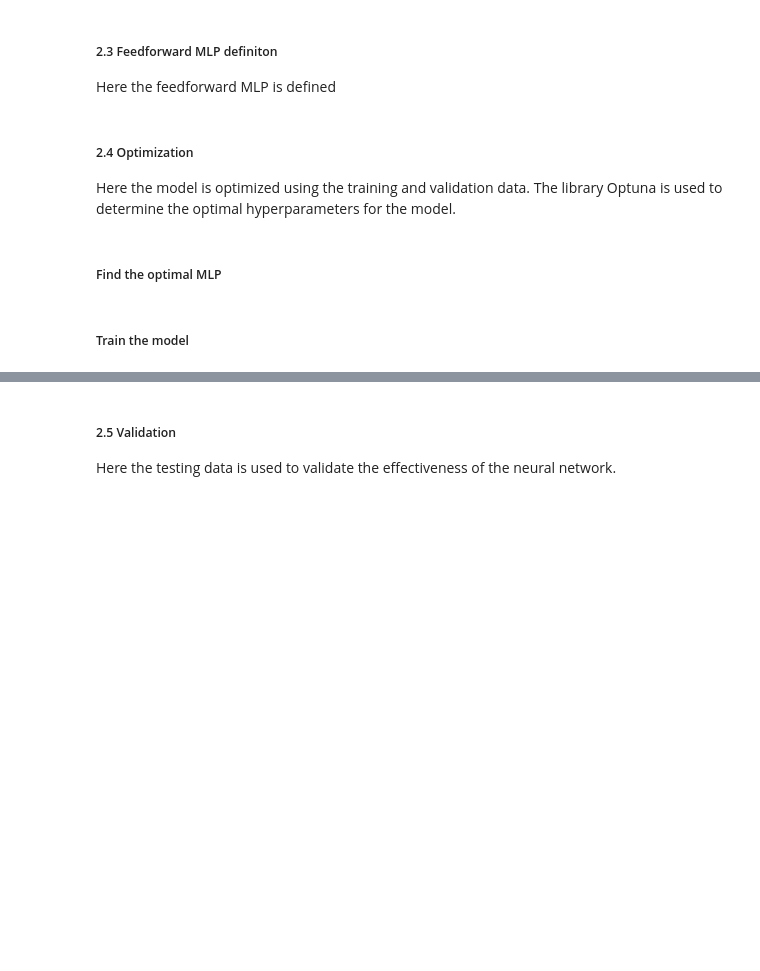
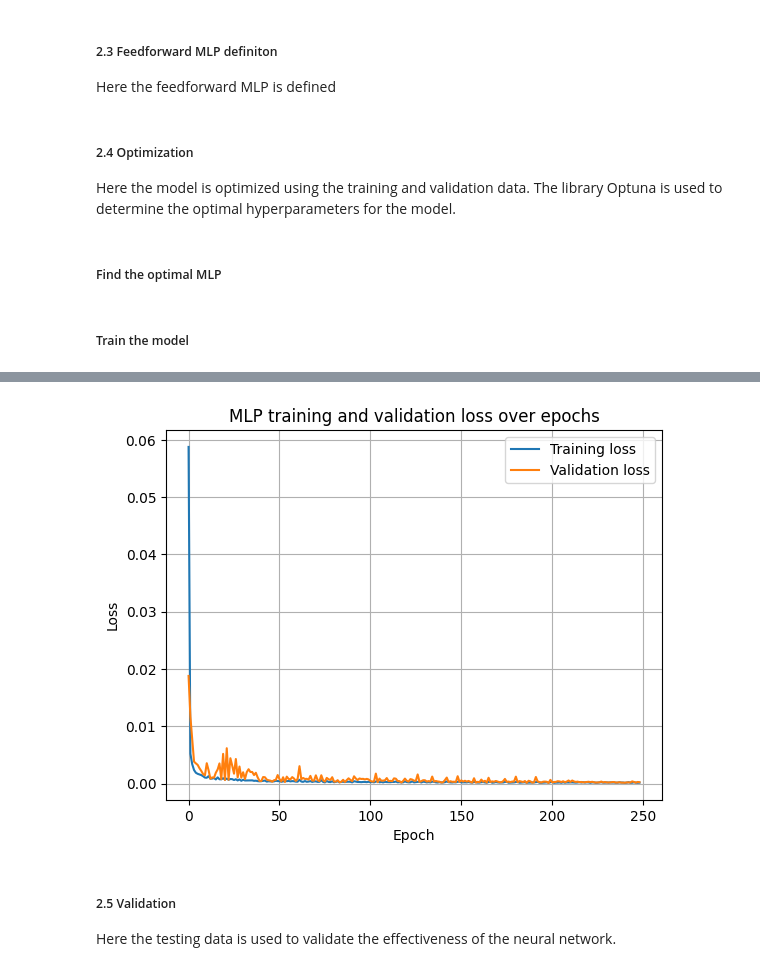
Before and after one commit to Noimps/DesignProject, a Jupyter notebook: SystemModelling/DesignProject.ipynb, the cells around one changed output, grey strips where cells are left out. Cells and saved outputs as stored; diff of their text form; code cells hidden in the pictures; blank space fills up the shorter version.

```diff
--- a/SystemModelling/DesignProject.ipynb
+++ b/SystemModelling/DesignProject.ipynb
@@ -137,6 +138,7 @@ class MLP(nn.Module):
 Here the model is optimized using the training and validation data. The library Optuna is used to determine the optimal hyperparameters for the model.
 # %%
 import optuna
+import matplotlib.pyplot as plt
 
 def objective(trial, model_type='RNN'):
     hidden_size = trial.suggest_int('hidden_size', 10, 100)
@@ -160,8 +162,13 @@ def train_advanced_network(model, X_train, y_train, X_val, y_val, learning_rate=
     best_val = float('inf')
     patience, no_improve = 50, 0
 
+    train_losses = []
+    val_losses = []
+
     for epoch in range(num_epochs):
         model.train()
+        running_train_loss = 0.0
+        num_batches = 0
         for i in range(0, len(X_train), batch_size):
             X_batch = X_train[i:i+batch_size]
             y_batch = y_train[i:i+batch_size]
@@ -170,9 +177,15 @@ def train_advanced_network(model, X_train, y_train, X_val, y_val, learning_rate=
             loss.backward()
             optimizer.step()
 
+            running_train_loss += loss.item()
+            num_batches += 1
+        avg_train_loss = running_train_loss / num_batches
+        train_losses.append(avg_train_loss)
+
         model.eval()
         with torch.no_grad():
             val_loss = criterion(model(X_val), y_val).item()
+        val_losses.append(val_loss)
 
         if val_loss < best_val:
             best_val = val_loss
@@ -186,7 +199,10 @@ def train_advanced_network(model, X_train, y_train, X_val, y_val, learning_rate=
             print(f'Epoch {epoch+1}/{num_epochs}, Validation Loss: {val_loss:.6f}, Best Val Loss: {best_val:.6f}')
 
     model.load_state_dict(best_state)
-    return best_val
+
+
+
+    return best_val, train_losses, val_losses
 # %% [markdown]
 ##### Find the optimal MLP
 # %% [markdown]
@@ -216,8 +289,19 @@ Epoch 201/1000, Validation Loss: 0.000456, Best Val Loss: 0.000079
 # %%
 # Train the best models for 1000 epochs to get the best possible performance, then save them again
 best_mlp = MLP(input_size=X_train.shape[1] * X_train.shape[2], hidden_size=68, num_layers=3, activation="leaky_relu")
-best_mlp.load_state_dict(torch.load("best_mlp_model.pth"))
-train_advanced_network(best_mlp, X_train, y_train, X_val, y_val, learning_rate=0.0004594214559485185, num_epochs=1000, batch_size=32,
+#best_mlp.load_state_dict(torch.load("best_mlp_model.pth"))
+best_val, train_losses, val_losses = train_advanced_network(best_mlp, X_train, y_train, X_val, y_val, learning_rate=0.0004594214559485185, num_epochs=1000, batch_size=32,
   verbose=True)
 torch.save(best_mlp.state_dict(), "best_mlp_model.pth")
+
+plt.figure()
+plt.plot(train_losses, label="Training loss")
+plt.plot(val_losses, label="Validation loss")
+plt.xlabel("Epoch")
+plt.ylabel("Loss")
+plt.title("MLP training and validation loss over epochs")
+plt.legend()
+plt.grid(True)
+plt.savefig("training_validation_loss_MLP.png")
+plt.show()
 # %% [output]
@@ -225,3 +311,4 @@ Epoch 1/1000, Validation Loss: 0.001503, Best Val Loss: 0.001503
+[figure, added]
 # %% [markdown]
 ##### 2.5 Validation
 Here the testing data is used to validate the effectiveness of the neural network.
```
Also changed, not shown: parts of 8 cells of this notebook.
